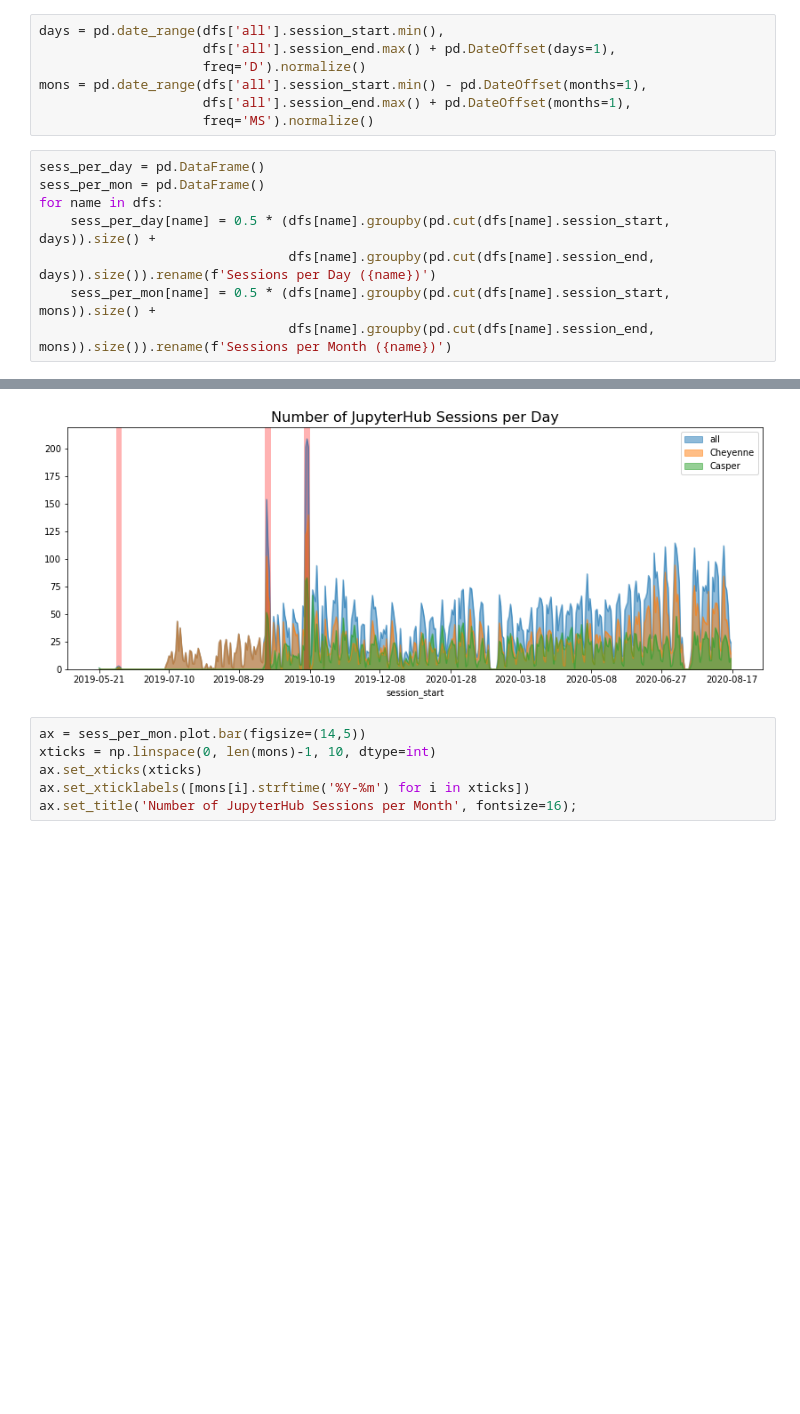
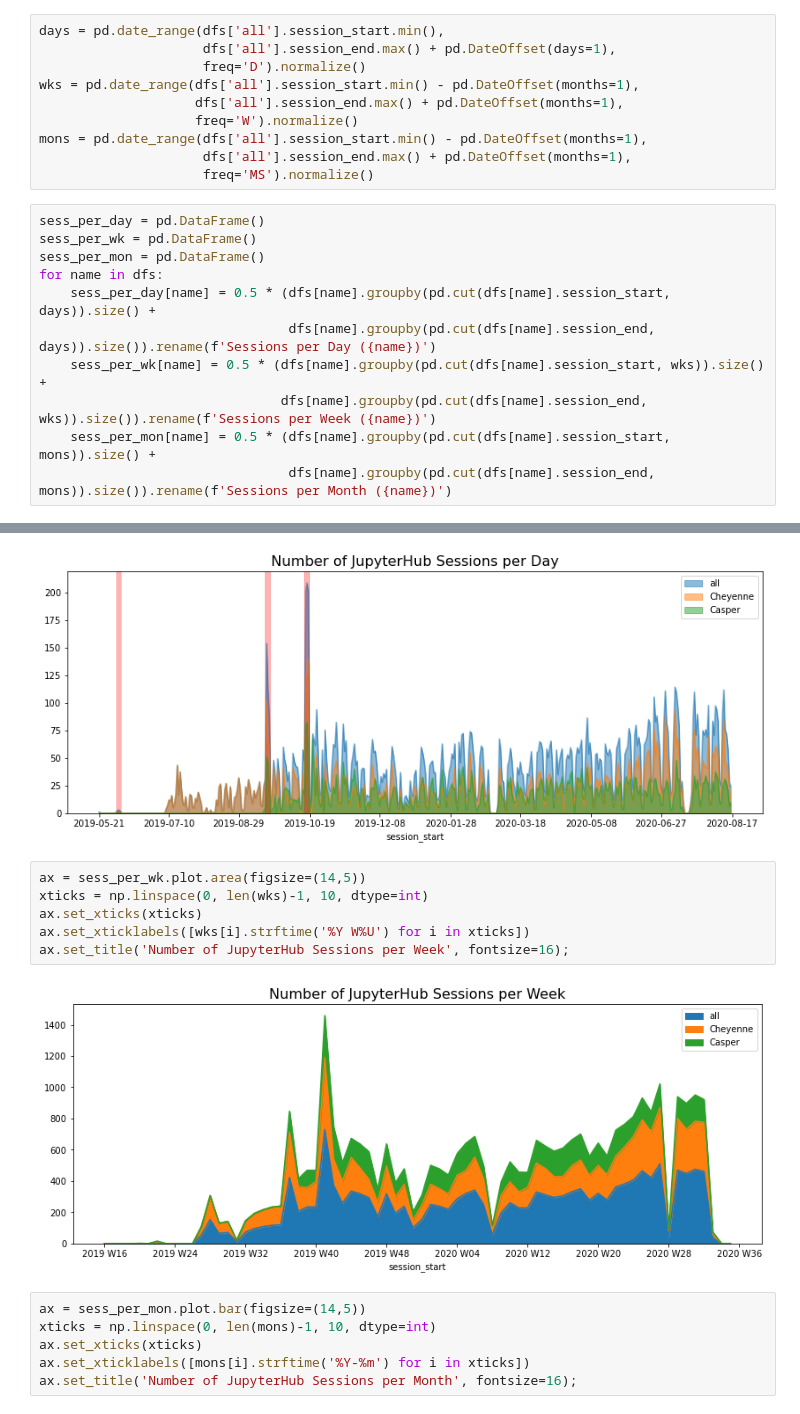
Before and after one commit to NCAR/jupyterhub-analysis, a Jupyter notebook: notebooks/data-analysis-20200825.ipynb, the cells around one changed output, grey strips where cells are left out. Saved outputs shown, nothing was run; the diff lists cells and outputs as text; blank space fills up the shorter version.

Commit message:
Adding new plots for weekly data

```diff
--- a/notebooks/data-analysis-20200825.ipynb
+++ b/notebooks/data-analysis-20200825.ipynb
@@ -114,15 +114,21 @@ First, we take a look at the number of sessions per day over the span of the log
 days = pd.date_range(dfs['all'].session_start.min(),
                      dfs['all'].session_end.max() + pd.DateOffset(days=1),
                      freq='D').normalize()
+wks = pd.date_range(dfs['all'].session_start.min() - pd.DateOffset(months=1),
+                    dfs['all'].session_end.max() + pd.DateOffset(months=1),
+                    freq='W').normalize()
 mons = pd.date_range(dfs['all'].session_start.min() - pd.DateOffset(months=1),
                      dfs['all'].session_end.max() + pd.DateOffset(months=1),
                      freq='MS').normalize()
 # %%
 sess_per_day = pd.DataFrame()
+sess_per_wk = pd.DataFrame()
 sess_per_mon = pd.DataFrame()
 for name in dfs:
     sess_per_day[name] = 0.5 * (dfs[name].groupby(pd.cut(dfs[name].session_start, days)).size() +
                                 dfs[name].groupby(pd.cut(dfs[name].session_end, days)).size()).rename(f'Sessions per Day ({name})')
+    sess_per_wk[name] = 0.5 * (dfs[name].groupby(pd.cut(dfs[name].session_start, wks)).size() +
+                               dfs[name].groupby(pd.cut(dfs[name].session_end, wks)).size()).rename(f'Sessions per Week ({name})')
     sess_per_mon[name] = 0.5 * (dfs[name].groupby(pd.cut(dfs[name].session_start, mons)).size() +
                                 dfs[name].groupby(pd.cut(dfs[name].session_end, mons)).size()).rename(f'Sessions per Month ({name})')
 # %%
@@ -136,6 +142,14 @@ for tutorial in tutorials:
     ax.axvspan(days.get_loc(t1)-1, days.get_loc(t2)+1, facecolor='r', alpha=.3, edgecolor='none')
 # %% [output]
 [figure]
+# %%
+ax = sess_per_wk.plot.area(figsize=(14,5))
+xticks = np.linspace(0, len(wks)-1, 10, dtype=int)
+ax.set_xticks(xticks)
+ax.set_xticklabels([wks[i].strftime('%Y W%U') for i in xticks])
+ax.set_title('Number of JupyterHub Sessions per Week', fontsize=16);
+# %% [output]
+[figure, added]
 # %%
 ax = sess_per_mon.plot.bar(figsize=(14,5))
 xticks = np.linspace(0, len(mons)-1, 10, dtype=int)
```
Also changed, not shown: parts of 5 cells of this notebook.
